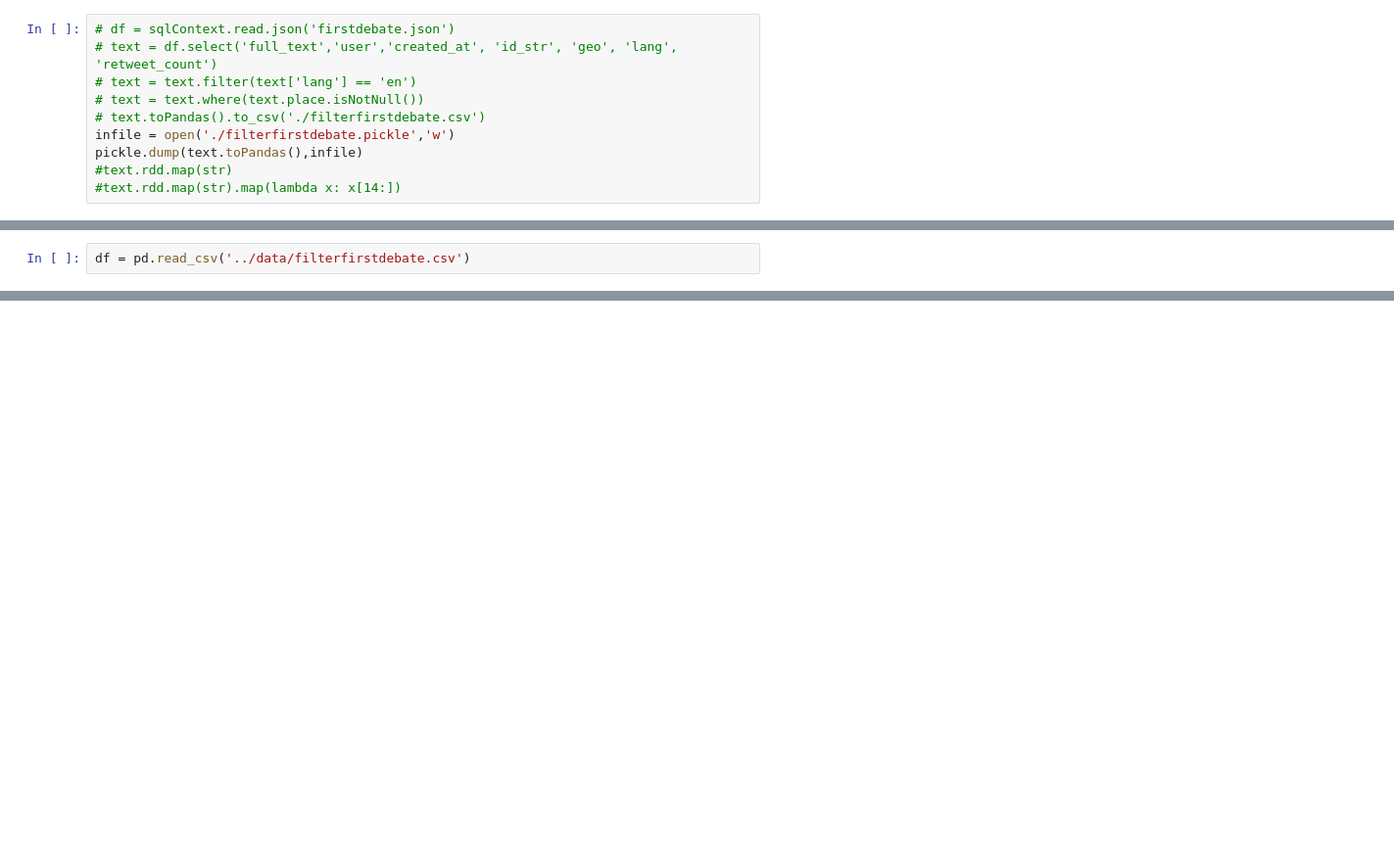
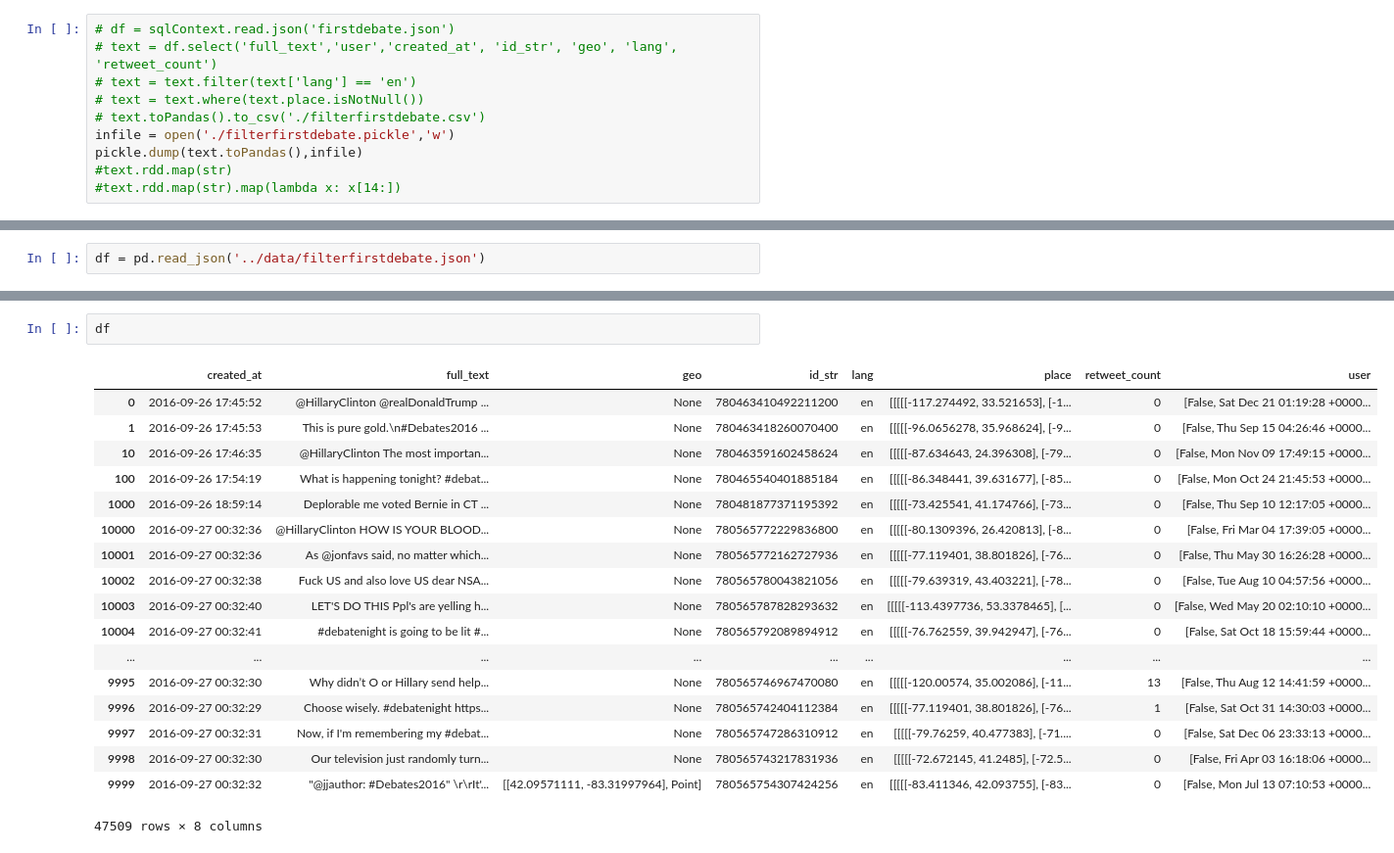
Before and after one commit to YvesWang/Geographic_LDA, a Jupyter notebook: util/preprocessing.ipynb, the cells around one changed output, grey strips where cells are left out. Shown at 98% size. Cells and saved outputs as stored; diff of their text form; blank space fills up the shorter version.

Commit message:
add first debat clean data

```diff
--- a/util/preprocessing.ipynb
+++ b/util/preprocessing.ipynb
@@ -28,2 +29,2 @@ import pandas as pd
 # %%
-df = pd.read_csv('../data/filterfirstdebate.csv')
+df = pd.read_json('../data/filterfirstdebate.json')
@@ -50,0 +31,21 @@ df[df['place'].isnull()]
+# %%
+df
+# %% [output]
+|  | created_at | full_text | geo | id_str | lang | place | retweet_count | user |
+| 0 | 2016-09-26 17:45:52 | @HillaryClinton @realDonaldTrump ... | None | 780463410492211200 | en | [[[[[-117.274492, 33.521653], [-1... | 0 | [False, Sat Dec 21 01:19:28 +0000... |
+| 1 | 2016-09-26 17:45:53 | This is pure gold.\n#Debates2016 ... | None | 780463418260070400 | en | [[[[[-96.0656278, 35.968624], [-9... | 0 | [False, Thu Sep 15 04:26:46 +0000... |
+| 10 | 2016-09-26 17:46:35 | @HillaryClinton The most importan... | None | 780463591602458624 | en | [[[[[-87.634643, 24.396308], [-79... | 0 | [False, Mon Nov 09 17:49:15 +0000... |
+| 100 | 2016-09-26 17:54:19 | What is happening tonight? #debat... | None | 780465540401885184 | en | [[[[[-86.348441, 39.631677], [-85... | 0 | [False, Mon Oct 24 21:45:53 +0000... |
+| 1000 | 2016-09-26 18:59:14 | Deplorable me voted Bernie in CT ... | None | 780481877371195392 | en | [[[[[-73.425541, 41.174766], [-73... | 0 | [False, Thu Sep 10 12:17:05 +0000... |
+| 10000 | 2016-09-27 00:32:36 | @HillaryClinton HOW IS YOUR BLOOD... | None | 780565772229836800 | en | [[[[[-80.1309396, 26.420813], [-8... | 0 | [False, Fri Mar 04 17:39:05 +0000... |
+| 10001 | 2016-09-27 00:32:36 | As @jonfavs said, no matter which... | None | 780565772162727936 | en | [[[[[-77.119401, 38.801826], [-76... | 0 | [False, Thu May 30 16:26:28 +0000... |
+| 10002 | 2016-09-27 00:32:38 | Fuck US and also love US dear NSA... | None | 780565780043821056 | en | [[[[[-79.639319, 43.403221], [-78... | 0 | [False, Tue Aug 10 04:57:56 +0000... |
+| 10003 | 2016-09-27 00:32:40 | LET'S DO THIS Ppl's are yelling h... | None | 780565787828293632 | en | [[[[[-113.4397736, 53.3378465], [... | 0 | [False, Wed May 20 02:10:10 +0000... |
+| 10004 | 2016-09-27 00:32:41 | #debatenight is going to be lit #... | None | 780565792089894912 | en | [[[[[-76.762559, 39.942947], [-76... | 0 | [False, Sat Oct 18 15:59:44 +0000... |
+| ... | ... | ... | ... | ... | ... | ... | ... | ... |
+| 9995 | 2016-09-27 00:32:30 | Why didn’t O or Hillary send help... | None | 780565746967470080 | en | [[[[[-120.00574, 35.002086], [-11... | 13 | [False, Thu Aug 12 14:41:59 +0000... |
+| 9996 | 2016-09-27 00:32:29 | Choose wisely. #debatenight https... | None | 780565742404112384 | en | [[[[[-77.119401, 38.801826], [-76... | 1 | [False, Sat Oct 31 14:30:03 +0000... |
+| 9997 | 2016-09-27 00:32:31 | Now, if I'm remembering my #debat... | None | 780565747286310912 | en | [[[[[-79.76259, 40.477383], [-71.... | 0 | [False, Sat Dec 06 23:33:13 +0000... |
+| 9998 | 2016-09-27 00:32:30 | Our television just randomly turn... | None | 780565743217831936 | en | [[[[[-72.672145, 41.2485], [-72.5... | 0 | [False, Fri Apr 03 16:18:06 +0000... |
+| 9999 | 2016-09-27 00:32:32 | "@jjauthor: #Debates2016" \r\rIt'... | [[42.09571111, -83.31997964], Point] | 780565754307424256 | en | [[[[[-83.411346, 42.093755], [-83... | 0 | [False, Mon Jul 13 07:10:53 +0000... |
+47509 rows × 8 columns
```
Also changed, not shown: parts of 5 cells of this notebook, 4 other files.
